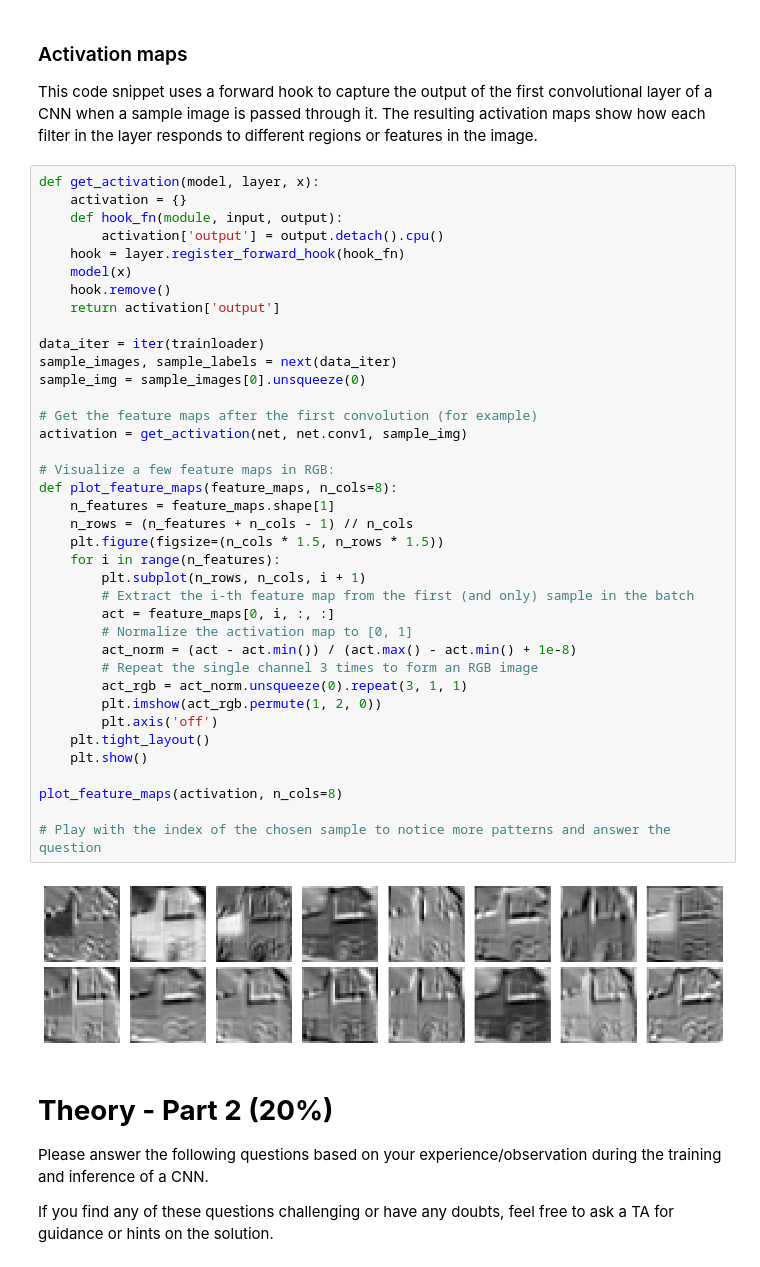
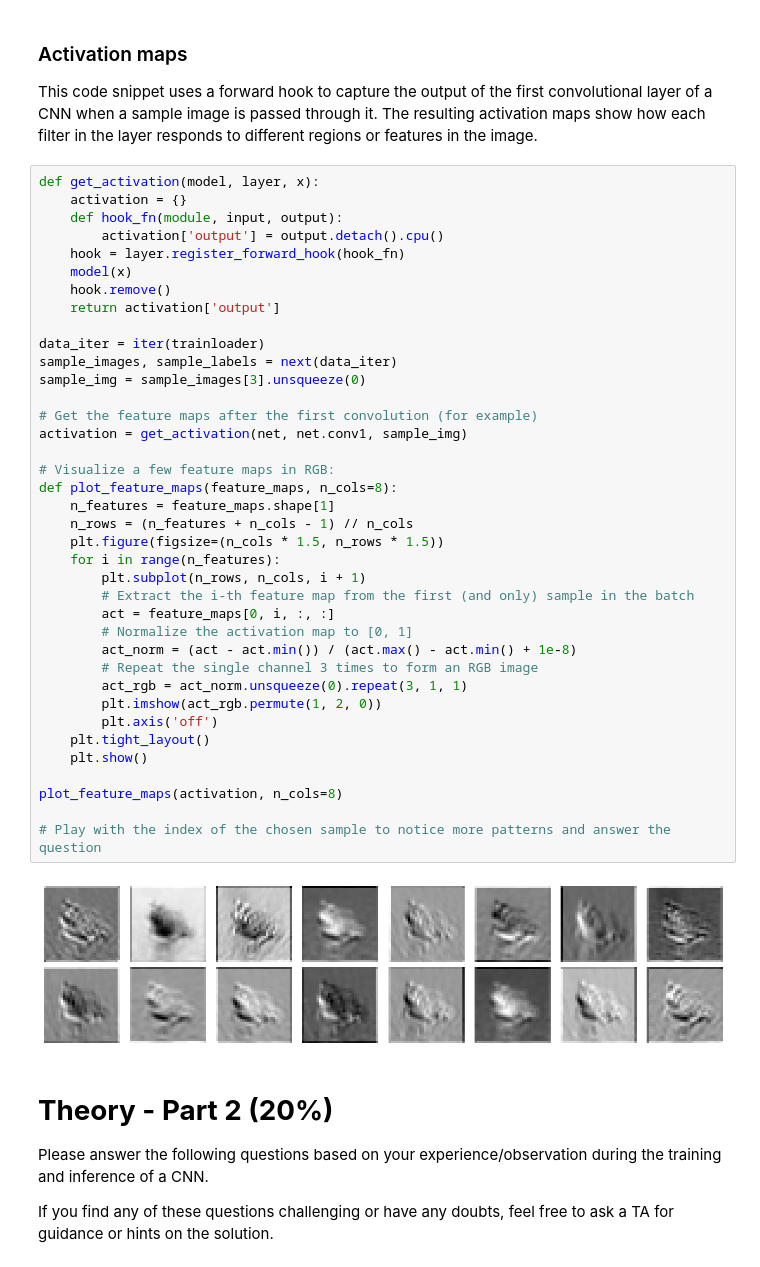
Before and after one commit to naeldarw/birthdayreminder, a Jupyter notebook: graded_homework/hw1/CNN Exercise.ipynb, the cells around one changed output. Drawn from its saved outputs; the diff is of its cells as text.

```diff
--- a/graded_homework/hw1/CNN Exercise.ipynb
+++ b/graded_homework/hw1/CNN Exercise.ipynb
@@ -431,35 +432,35 @@ def get_activation(model, layer, x):
     return activation['output']
 
 data_iter = iter(trainloader)
 sample_images, sample_labels = next(data_iter)
-sample_img = sample_images[0].unsqueeze(0)
+sample_img = sample_images[3].unsqueeze(0)
 
 # Get the feature maps after the first convolution (for example)
 activation = get_activation(net, net.conv1, sample_img)
 
 # Visualize a few feature maps in RGB:
 def plot_feature_maps(feature_maps, n_cols=8):
     n_features = feature_maps.shape[1]
     n_rows = (n_features + n_cols - 1) // n_cols
     plt.figure(figsize=(n_cols * 1.5, n_rows * 1.5))
     for i in range(n_features):
         plt.subplot(n_rows, n_cols, i + 1)
         # Extract the i-th feature map from the first (and only) sample in the batch
         act = feature_maps[0, i, :, :]
         # Normalize the activation map to [0, 1]
         act_norm = (act - act.min()) / (act.max() - act.min() + 1e-8)
         # Repeat the single channel 3 times to form an RGB image
         act_rgb = act_norm.unsqueeze(0).repeat(3, 1, 1)
         plt.imshow(act_rgb.permute(1, 2, 0))
         plt.axis('off')
     plt.tight_layout()
     plt.show()
 
 plot_feature_maps(activation, n_cols=8)
 
 # Play with the index of the chosen sample to notice more patterns and answer the question
 # %% [output]
-[figure, old version]
+[figure, new version]
 # %% [markdown]
 # **Theory - Part 2 (20%)**
 
```
Also changed, not shown: parts of 1 cell of this notebook.
